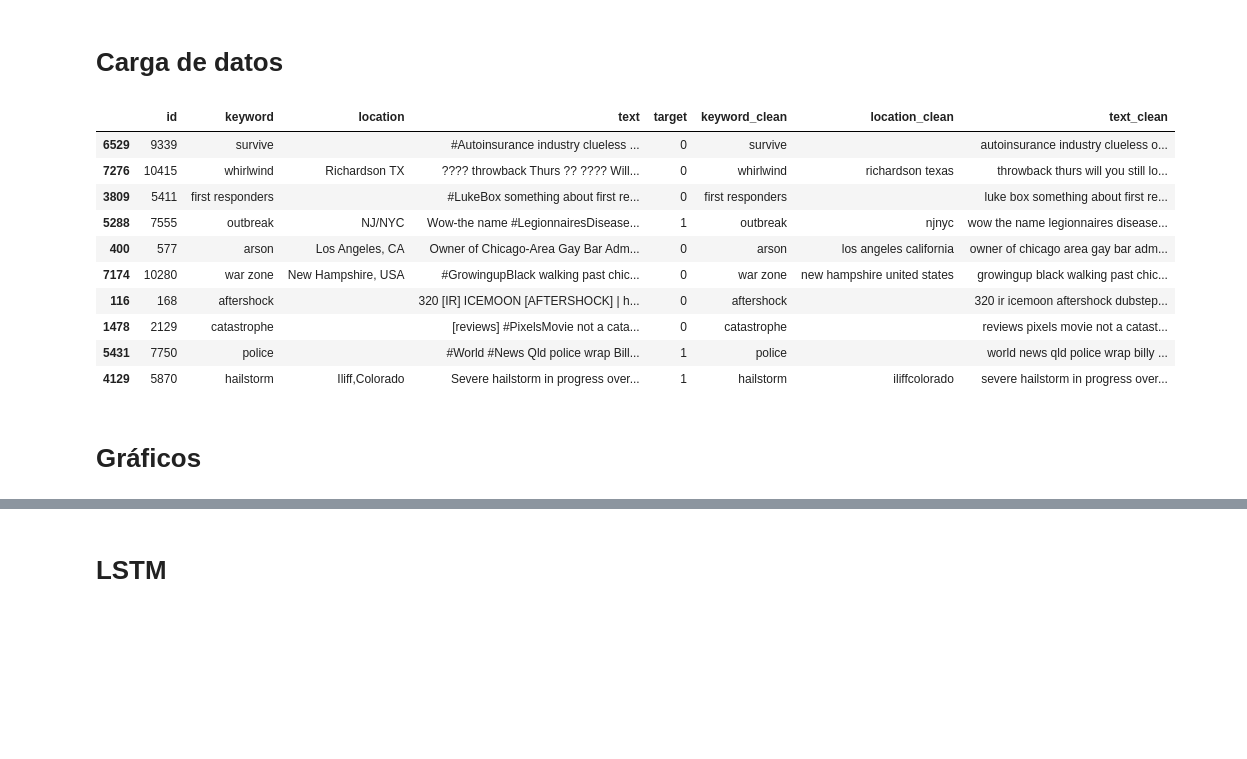
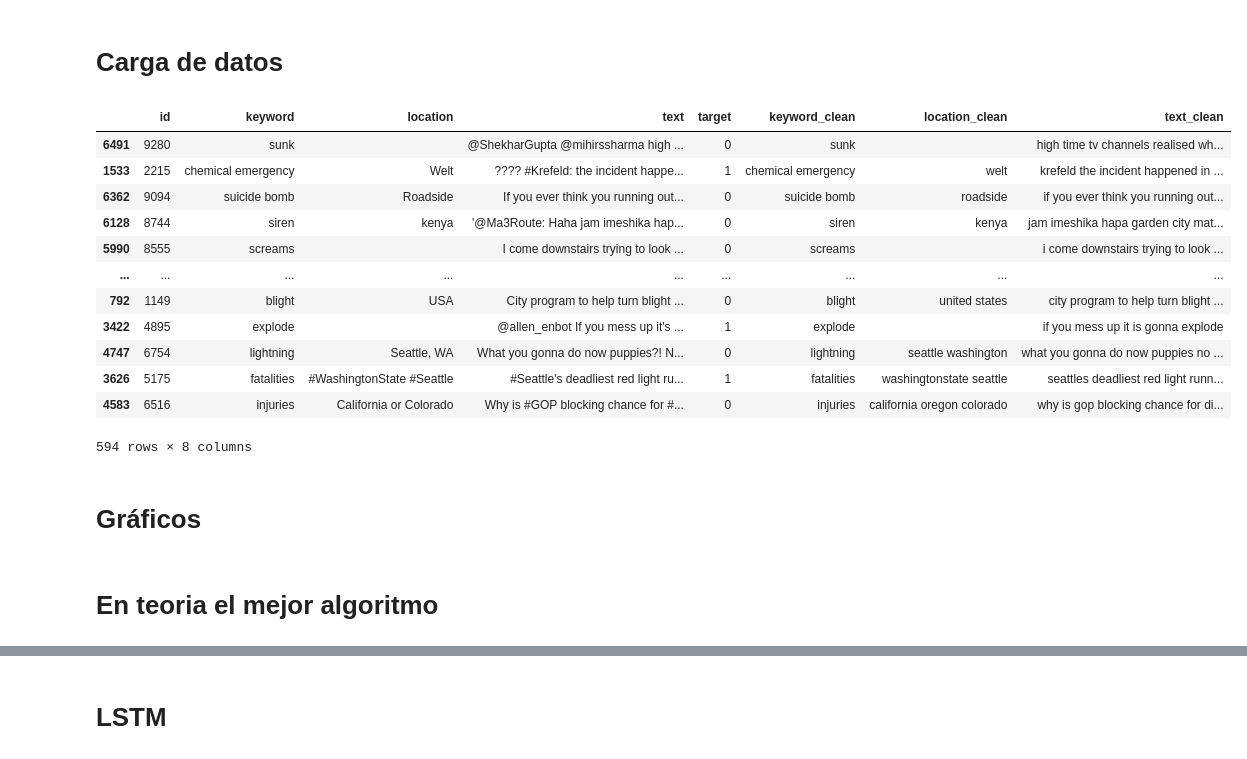
Before and after one commit to delpinor/datos7506, a Jupyter notebook: TP2 - ML.ipynb, the cells around one changed output, grey strips where cells are left out. Drawn from its saved outputs; the diff is of its cells as text; code cells hidden in the pictures; blank space fills up the shorter version.

```diff
--- a/TP2 - ML.ipynb
+++ b/TP2 - ML.ipynb
@@ -531,24 +545,24 @@ formato_inicial(train_df)
 # %%
 #train_df[train_df.text_clean.str.contains('\'')]['text_clean'].str.split(expand=True).stack().value_counts().to_csv('data/sample.csv')
 #train_df.sample(2)
 #train_df[train_df.location_clean.str.contains('')]['location_clean'].value_counts().to_csv('data/location.csv')
 #train_df[train_df.text_clean.str.contains('')]['text_clean'].str.split(expand=True).stack().value_counts().to_csv('data/textss.csv')
 #train_df[train_df.text.str.contains('Û')].sample(10)
-train_df[train_df.text.str.contains('#')].sample(10)
-
-#train_df.sample(10)
+train_df[train_df.text.str.contains('nn')]
 # %% [output]
 |  | id | keyword | location | text | target | keyword_clean | location_clean | text_clean |
-| 6529 | 9339 | survive |  | #Autoinsurance industry clueless ... | 0 | survive |  | autoinsurance industry clueless o... |
-| 7276 | 10415 | whirlwind | Richardson TX | ???? throwback Thurs ?? ???? Will... | 0 | whirlwind | richardson texas | throwback thurs will you still lo... |
-| 3809 | 5411 | first responders |  | #LukeBox something about first re... | 0 | first responders |  | luke box something about first re... |
-| 5288 | 7555 | outbreak | NJ/NYC | Wow-the name #LegionnairesDisease... | 1 | outbreak | njnyc | wow the name legionnaires disease... |
-| 400 | 577 | arson | Los Angeles, CA | Owner of Chicago-Area Gay Bar Adm... | 0 | arson | los angeles california | owner of chicago area gay bar adm... |
-| 7174 | 10280 | war zone | New Hampshire, USA | #GrowingupBlack walking past chic... | 0 | war zone | new hampshire united states | growingup black walking past chic... |
-| 116 | 168 | aftershock |  | 320 [IR] ICEMOON [AFTERSHOCK] | h... | 0 | aftershock |  | 320 ir icemoon aftershock dubstep... |
-| 1478 | 2129 | catastrophe |  | [reviews] #PixelsMovie not a cata... | 0 | catastrophe |  | reviews pixels movie not a catast... |
-| 5431 | 7750 | police |  | #World #News Qld police wrap Bill... | 1 | police |  | world news qld police wrap billy ... |
-| 4129 | 5870 | hailstorm | Iliff,Colorado | Severe hailstorm in progress over... | 1 | hailstorm | iliffcolorado | severe hailstorm in progress over... |
+| 6491 | 9280 | sunk |  | @ShekharGupta @mihirssharma high ... | 0 | sunk |  | high time tv channels realised wh... |
+| 1533 | 2215 | chemical emergency | Welt | ???? #Krefeld: the incident happe... | 1 | chemical emergency | welt | krefeld the incident happened in ... |
+| 6362 | 9094 | suicide bomb | Roadside | If you ever think you running out... | 0 | suicide bomb | roadside | if you ever think you running out... |
+| 6128 | 8744 | siren | kenya | '@Ma3Route: Haha jam imeshika hap... | 0 | siren | kenya | jam imeshika hapa garden city mat... |
+| 5990 | 8555 | screams |  | I come downstairs trying to look ... | 0 | screams |  | i come downstairs trying to look ... |
+| ... | ... | ... | ... | ... | ... | ... | ... | ... |
+| 792 | 1149 | blight | USA | City program to help turn blight ... | 0 | blight | united states | city program to help turn blight ... |
+| 3422 | 4895 | explode |  | @allen_enbot If you mess up it's ... | 1 | explode |  | if you mess up it is gonna explode |
+| 4747 | 6754 | lightning | Seattle, WA | What you gonna do now puppies?! N... | 0 | lightning | seattle washington | what you gonna do now puppies no ... |
+| 3626 | 5175 | fatalities | #WashingtonState #Seattle | #Seattle's deadliest red light ru... | 1 | fatalities | washingtonstate seattle | seattles deadliest red light runn... |
+| 4583 | 6516 | injuries | California or Colorado | Why is #GOP blocking chance for #... | 0 | injuries | california oregon colorado | why is gop blocking chance for di... |
+594 rows × 8 columns
 # %% [markdown]
 
 # Gráficos
@@ -559,3 +573,5 @@ train_df[train_df.text.str.contains('#')].sample(10)
 #grafico_distr(train_df, 'cant_mayus_pct', 'Gráfico de distr. porcentual de mayúsculas en text','Porcentaje', '')
 #grafico_pie(train_df, 'Porcentaje de tweets que contienen link', 'ref_noticias', 'target')
 #grafico_distr(train_df, 'cant_numeros', 'Gráfico de distr. porcentual de mayúsculas en text','Cantidad', '')
+# %% [markdown]
+# En teoria el mejor algoritmo
```
Also changed, not shown: parts of 8 cells of this notebook, 3 other files.
